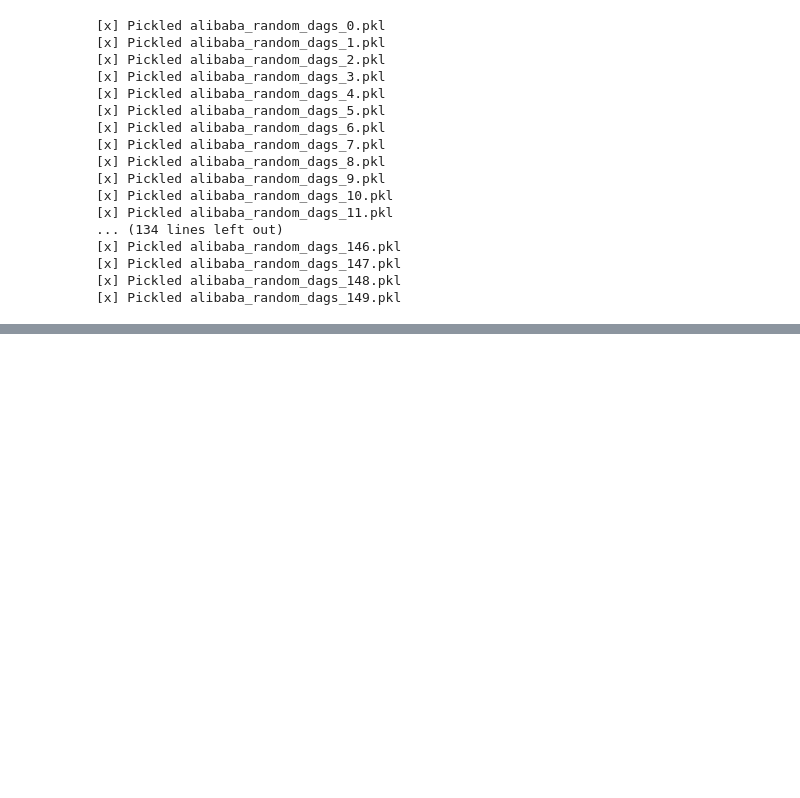
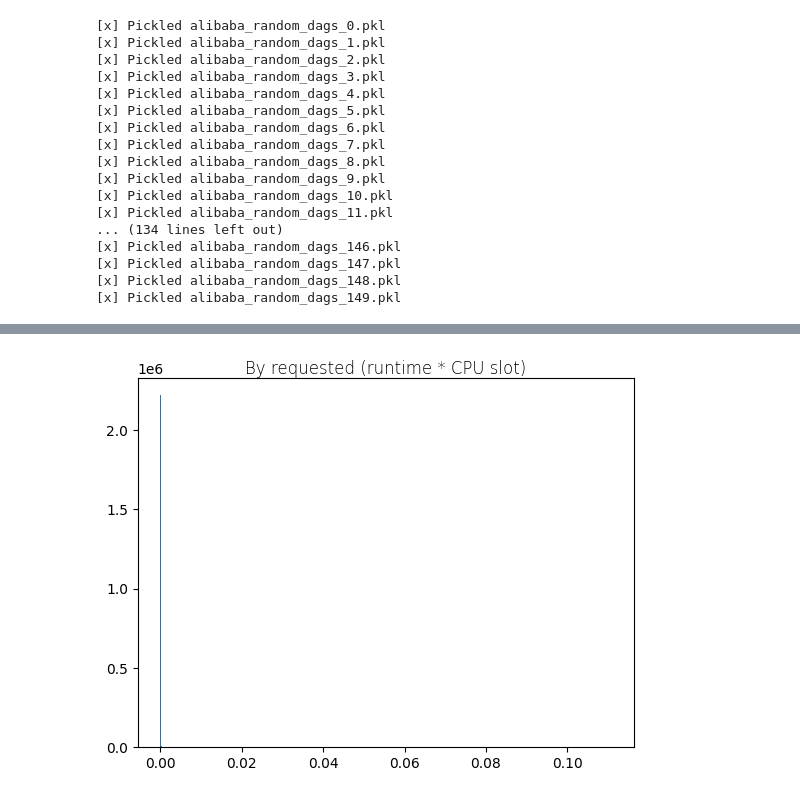
Before and after one commit to erdos-project/erdos-scheduling-simulator, a Jupyter notebook: traces/alibaba-cluster-trace-v2018/TraceGeneration.ipynb, the cells around one changed output, grey strips where cells are left out. Cells and saved outputs as stored; diff of their text form; code cells hidden in the pictures; blank space fills up the shorter version.

```diff
--- a/traces/alibaba-cluster-trace-v2018/TraceGeneration.ipynb
+++ b/traces/alibaba-cluster-trace-v2018/TraceGeneration.ipynb
@@ -256,0 +493,4 @@ for i, split_set in enumerate(filtered_dag_splits):
+# %%
+plotJobsDistribution(job_names_to_time_resource_req, "By requested (runtime * CPU slot)")
+# %% [output]
+[figure, added]
```
Also changed, not shown: parts of 48 cells of this notebook.
